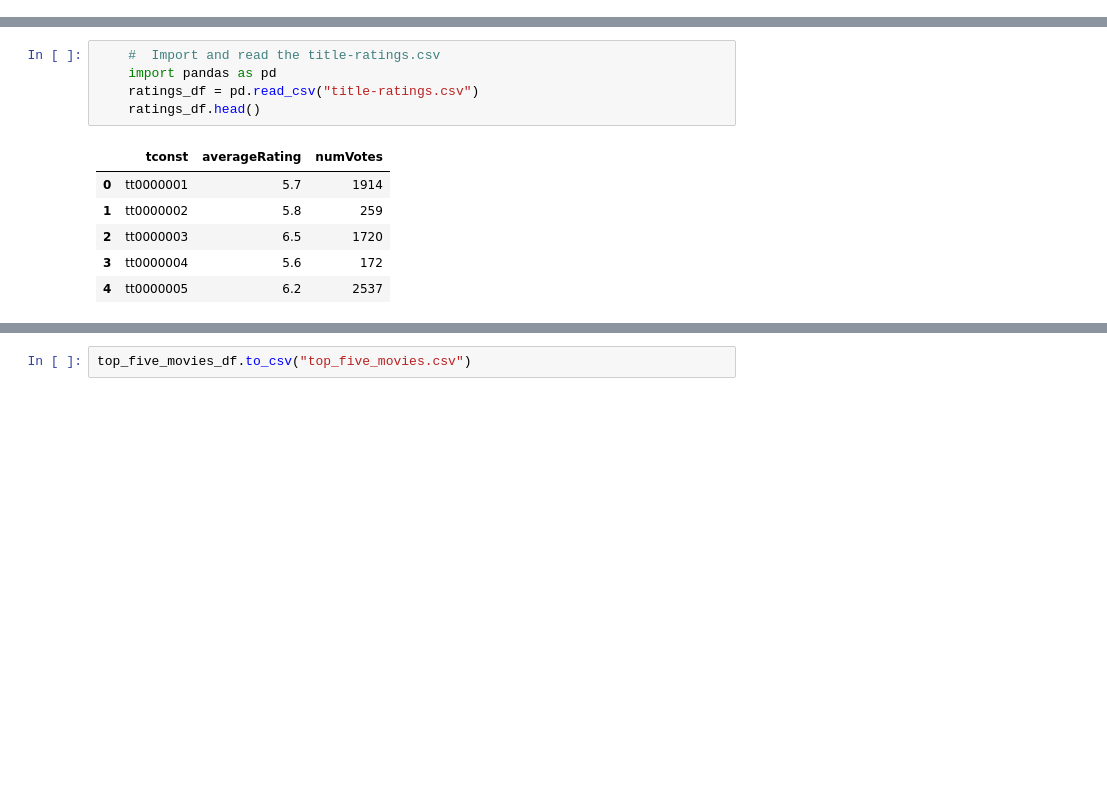
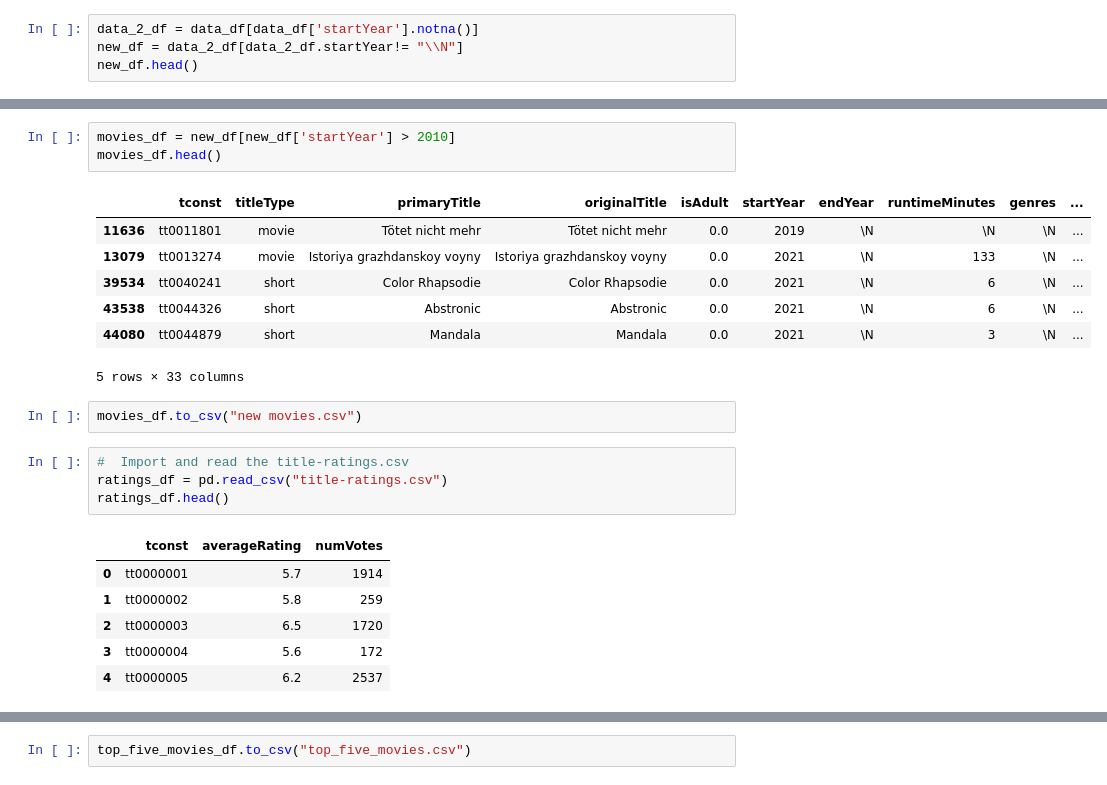
Before and after one commit to dilnigar1007/movies_portfolio, a Jupyter notebook: movies_portfolio.ipynb, the cells around one changed output, grey strips where cells are left out. Drawn from its saved outputs; the diff is of its cells as text; blank space fills up the shorter version.

```diff
--- a/movies_portfolio.ipynb
+++ b/movies_portfolio.ipynb
@@ -0,0 +14,4 @@
+# %%
+data_2_df = data_df[data_df['startYear'].notna()]
+new_df = data_2_df[data_2_df.startYear!= "\\N"]
+new_df.head()
@@ -1,8 +34,20 @@
+# %%
+movies_df = new_df[new_df['startYear'] > 2010]
+movies_df.head()
+# %% [output]
+|  | tconst | titleType | primaryTitle | originalTitle | isAdult | startYear | endYear | runtimeMinutes | genres | ... |
+| 11636 | tt0011801 | movie | Tötet nicht mehr | Tötet nicht mehr | 0.0 | 2019 | \N | \N | \N | ... |
+| 13079 | tt0013274 | movie | Istoriya grazhdanskoy voyny | Istoriya grazhdanskoy voyny | 0.0 | 2021 | \N | 133 | \N | ... |
+| 39534 | tt0040241 | short | Color Rhapsodie | Color Rhapsodie | 0.0 | 2021 | \N | 6 | \N | ... |
+| 43538 | tt0044326 | short | Abstronic | Abstronic | 0.0 | 2021 | \N | 6 | \N | ... |
+| 44080 | tt0044879 | short | Mandala | Mandala | 0.0 | 2021 | \N | 3 | \N | ... |
+5 rows × 33 columns
+# %%
+movies_df.to_csv("new movies.csv")
 # %%
-    #  Import and read the title-ratings.csv
-    import pandas as pd
-    ratings_df = pd.read_csv("title-ratings.csv")
-    ratings_df.head()
+#  Import and read the title-ratings.csv
+ratings_df = pd.read_csv("title-ratings.csv")
+ratings_df.head()
 # %% [output]
 |  | tconst | averageRating | numVotes |
 | 0 | tt0000001 | 5.7 | 1914 |
```
Also changed, not shown: parts of 9 cells of this notebook, 2 other files.
